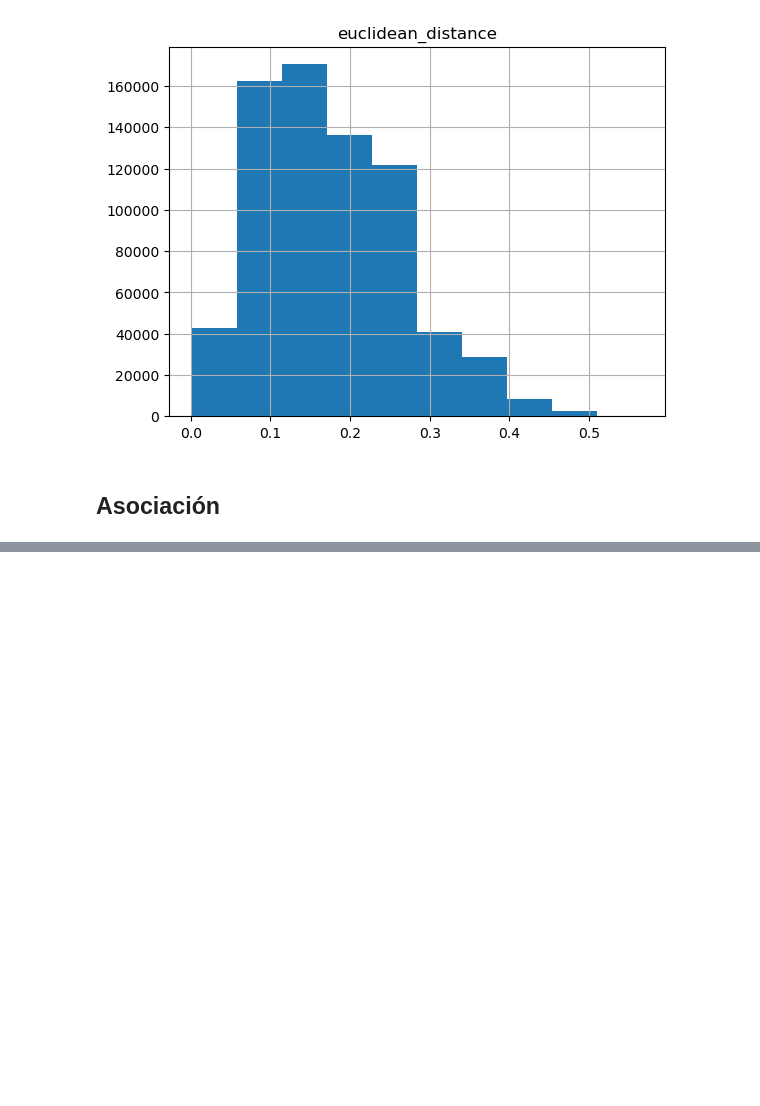
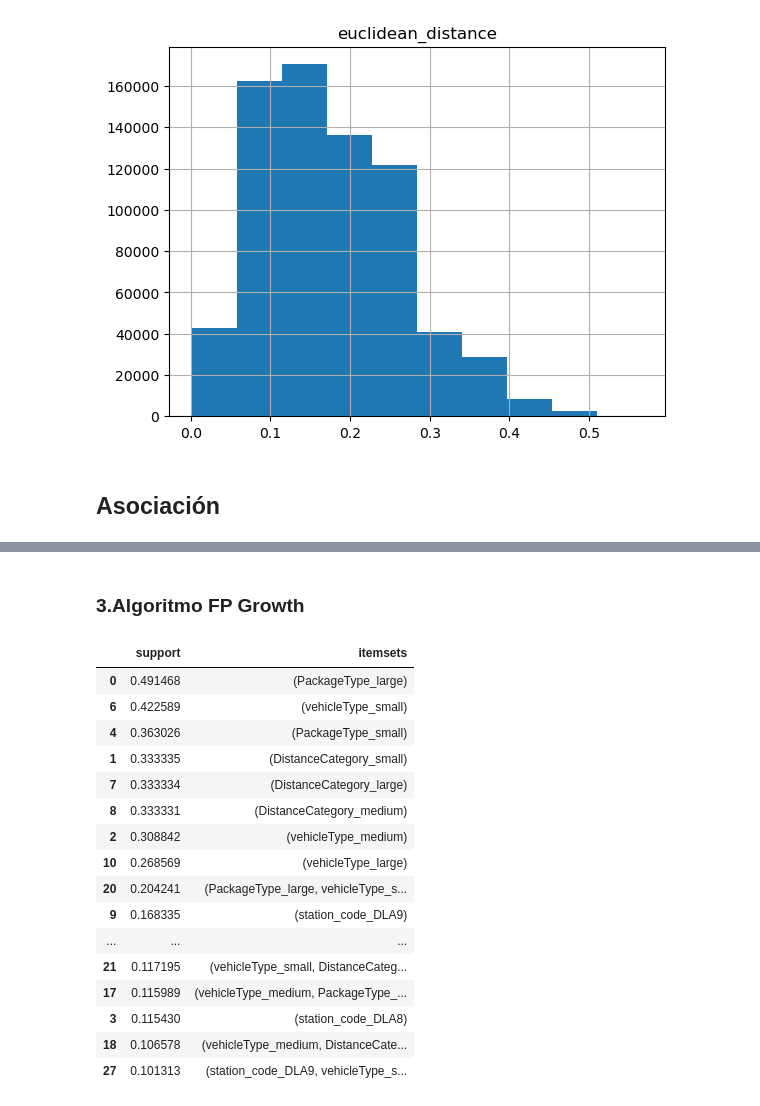
Before and after one commit to pmoros/data-mining-2023-II, a Jupyter notebook: grouping/association_grouping2.ipynb, the cells around one changed output, grey strips where cells are left out. Saved outputs shown, nothing was run; the diff lists cells and outputs as text; code cells hidden in the pictures; blank space fills up the shorter version.

```diff
--- a/grouping/association_grouping2.ipynb
+++ b/grouping/association_grouping2.ipynb
@@ -256,0 +348,39 @@ Index(['RouteID', 'station_code', 'date_YYYY_MM_DD', 'departure_time_utc',
+# %% [markdown]
+### 3.Algoritmo FP Growth
+# %%
+import pandas as pd
+from mlxtend.frequent_patterns import fpgrowth, association_rules
+
+# Assuming your DataFrame is named association_dataset
+# Replace these column names with your actual column names
+zone_col = 'Zone'
+station_code_col = 'station_code'
+package_type_col = 'PackageType'
+vehicle_type_col = 'vehicleType'
+distance_category_col = 'DistanceCategory'
+
+# Convert the DataFrame to a one-hot encoded format
+association_dataset_encoded = pd.get_dummies(association_dataset)
+
+# Apply FP-growth algorithm to find frequent itemsets
+frequent_itemsets_fp = fpgrowth(association_dataset_encoded, min_support=0.1, use_colnames=True)
+
+frequent_itemsets_fp.sort_values(by='support', ascending=False)
+# %% [output]
+|  | support | itemsets |
+| 0 | 0.491468 | (PackageType_large) |
+| 6 | 0.422589 | (vehicleType_small) |
+| 4 | 0.363026 | (PackageType_small) |
+| 1 | 0.333335 | (DistanceCategory_small) |
+| 7 | 0.333334 | (DistanceCategory_large) |
+| 8 | 0.333331 | (DistanceCategory_medium) |
+| 2 | 0.308842 | (vehicleType_medium) |
+| 10 | 0.268569 | (vehicleType_large) |
+| 20 | 0.204241 | (PackageType_large, vehicleType_s... |
+| 9 | 0.168335 | (station_code_DLA9) |
+| ... | ... | ... |
+| 21 | 0.117195 | (vehicleType_small, DistanceCateg... |
+| 17 | 0.115989 | (vehicleType_medium, PackageType_... |
+| 3 | 0.115430 | (station_code_DLA8) |
+| 18 | 0.106578 | (vehicleType_medium, DistanceCate... |
+| 27 | 0.101313 | (station_code_DLA9, vehicleType_s... |
```
Also changed, not shown: parts of 12 cells of this notebook.
